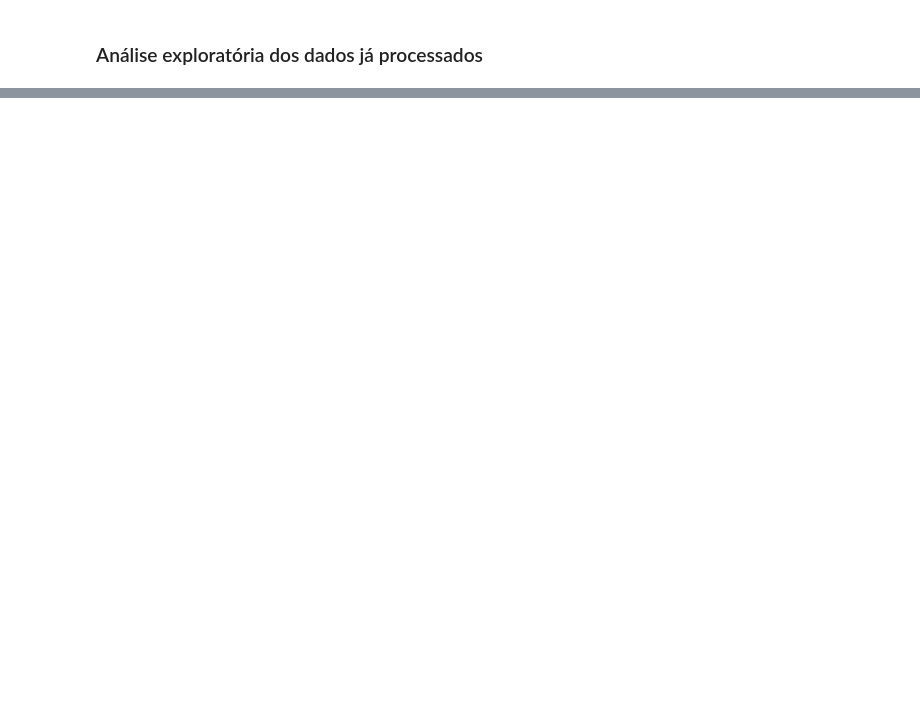
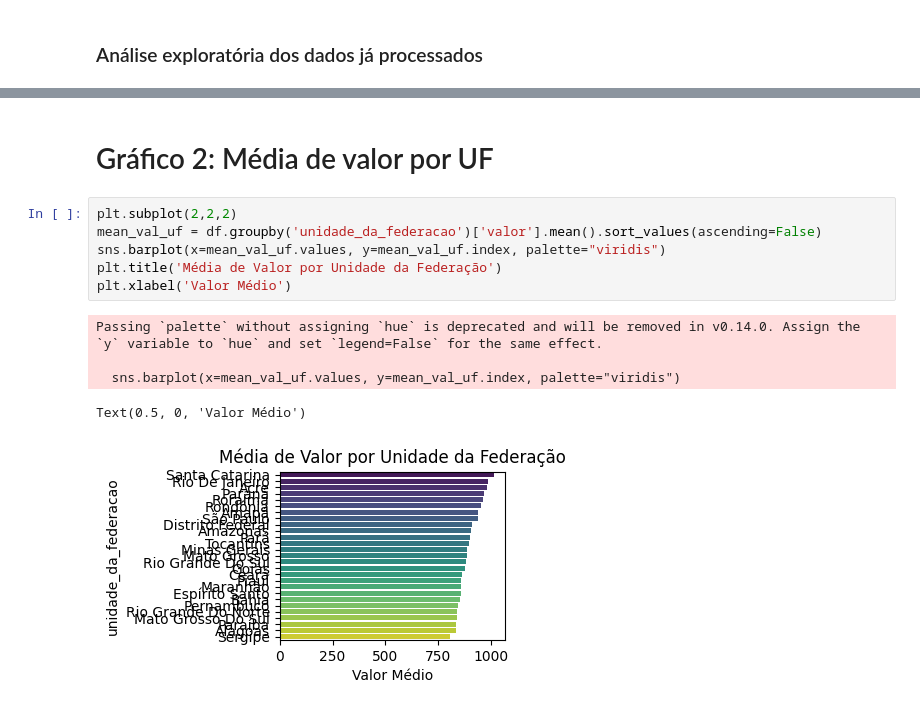
Before and after one commit to Imbob-Plataform/Sinapi-analysis, a Jupyter notebook: notebooks/02_analise_exploratoria.ipynb, the cells around one changed output, grey strips where cells are left out. Saved outputs shown, nothing was run; the diff lists cells and outputs as text; blank space fills up the shorter version.

```diff
--- a/notebooks/02_analise_exploratoria.ipynb
+++ b/notebooks/02_analise_exploratoria.ipynb
@@ -42,0 +113,14 @@ memory usage: 921.4+ KB
+# %% [markdown]
+# Gráfico 2: Média de valor por UF
+# %%
+plt.subplot(2,2,2)
+mean_val_uf = df.groupby('unidade_da_federacao')['valor'].mean().sort_values(ascending=False)
+sns.barplot(x=mean_val_uf.values, y=mean_val_uf.index, palette="viridis")
+plt.title('Média de Valor por Unidade da Federação')
+plt.xlabel('Valor Médio')
+# %% [output]
+Passing `palette` without assigning `hue` is deprecated and will be removed in v0.14.0. Assign the `y` variable to `hue` and set `legend=False` for the same effect.
+
+  sns.barplot(x=mean_val_uf.values, y=mean_val_uf.index, palette="viridis")
+Text(0.5, 0, 'Valor Médio')
+[figure, added]
```
Also changed, not shown: parts of 13 cells of this notebook, 4 other files.
